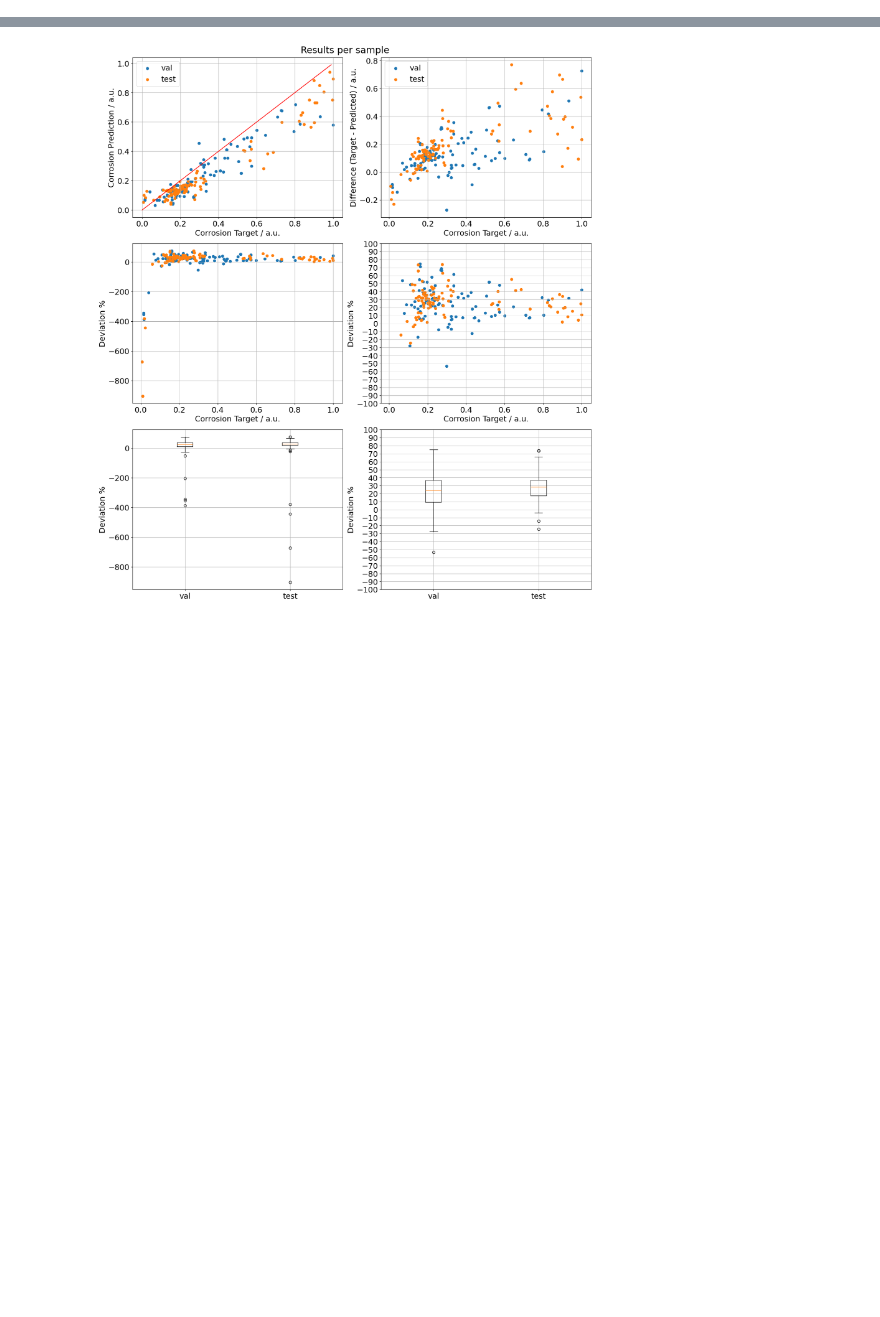
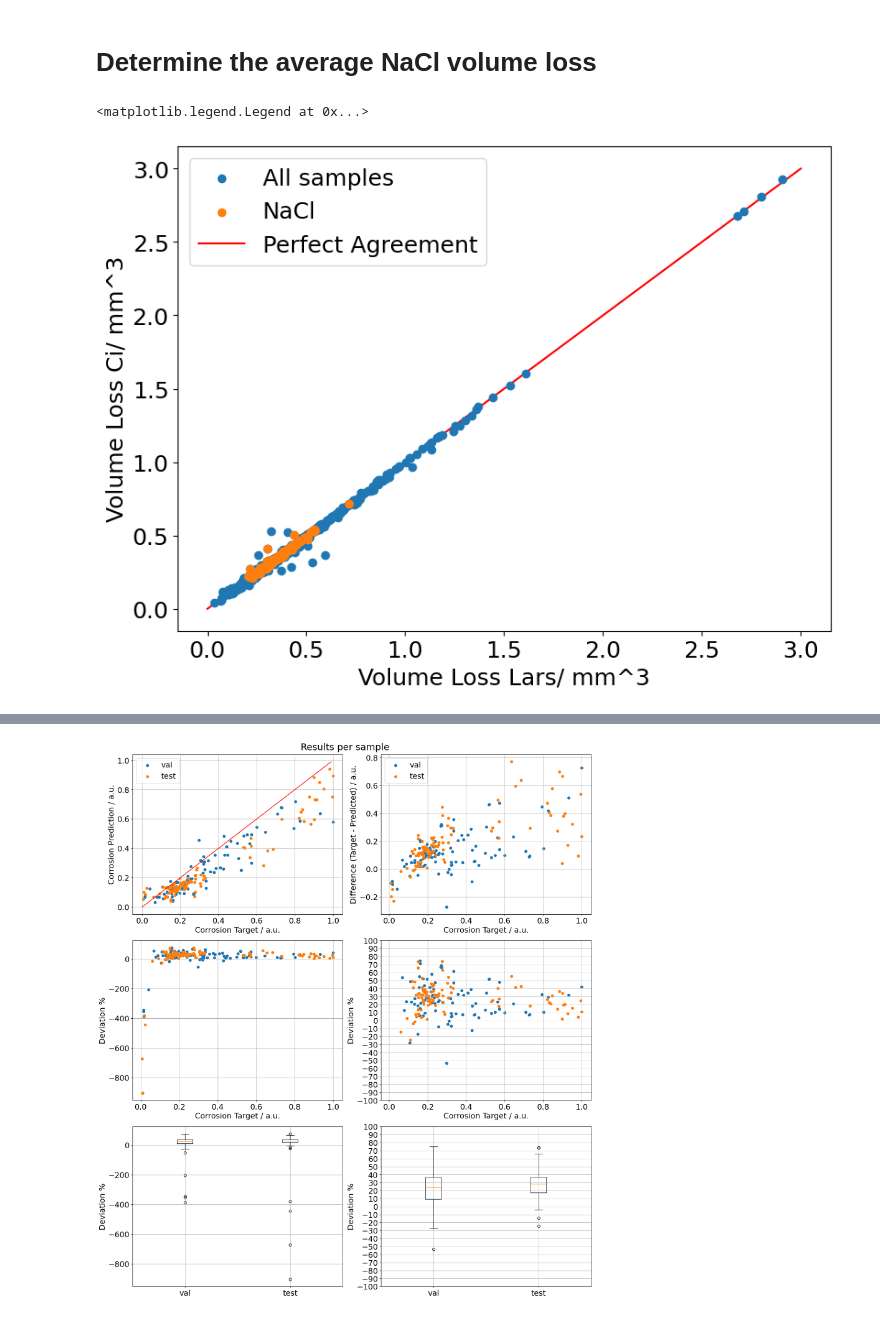
Before and after one commit to lars-dammann/ai2, a Jupyter notebook: results/result-analysis.ipynb, the cells around one changed output, grey strips where cells are left out. Saved outputs shown, nothing was run; the diff lists cells and outputs as text; code cells hidden in the pictures; blank space fills up the shorter version.

Commit message:
Compare results with the NaCl samples

```diff
--- a/results/result-analysis.ipynb
+++ b/results/result-analysis.ipynb
@@ -204,0 +104,21 @@ def analyse_samples(input_df, data_types, title=None):
+# %% [markdown]
+# Determine the average NaCl volume loss
+# %%
+train_loss_df = get_loss_df(get_target_path("train"), get_mask_path("train"))
+train_loss_df["target_volumeloss"] = train_loss_df.loss * PIXEL_SIZE**2
+
+inhibitor_df = load_inibitor_map()
+inhibitor_df = inhibitor_df.join(train_loss_df.set_index("id"), on="id", how="inner", lsuffix="_target", rsuffix="_predict")
+nacl_df = inhibitor_df[inhibitor_df.name == "NaCl"]
+# %%
+# Compare the volume loss determined by Ci and by me for all samples and the NaCl samples in particular
+fig, ax = plt.subplots(figsize=(8, 6), constrained_layout=True)
+ax.scatter(inhibitor_df.target_volumeloss, inhibitor_df.volumeloss, label="All samples")
+ax.scatter(nacl_df.target_volumeloss, nacl_df.volumeloss, label="NaCl")
+ax.plot([0, 3], [0, 3], color='red', label='Perfect Agreement', zorder=0)
+ax.set_xlabel("Volume Loss Lars/ mm^3")
+ax.set_ylabel("Volume Loss Ci/ mm^3")
+ax.legend()
+# %% [output]
+<matplotlib.legend.Legend at 0x...>
+[figure, added]
```
Also changed, not shown: parts of 12 cells of this notebook.
